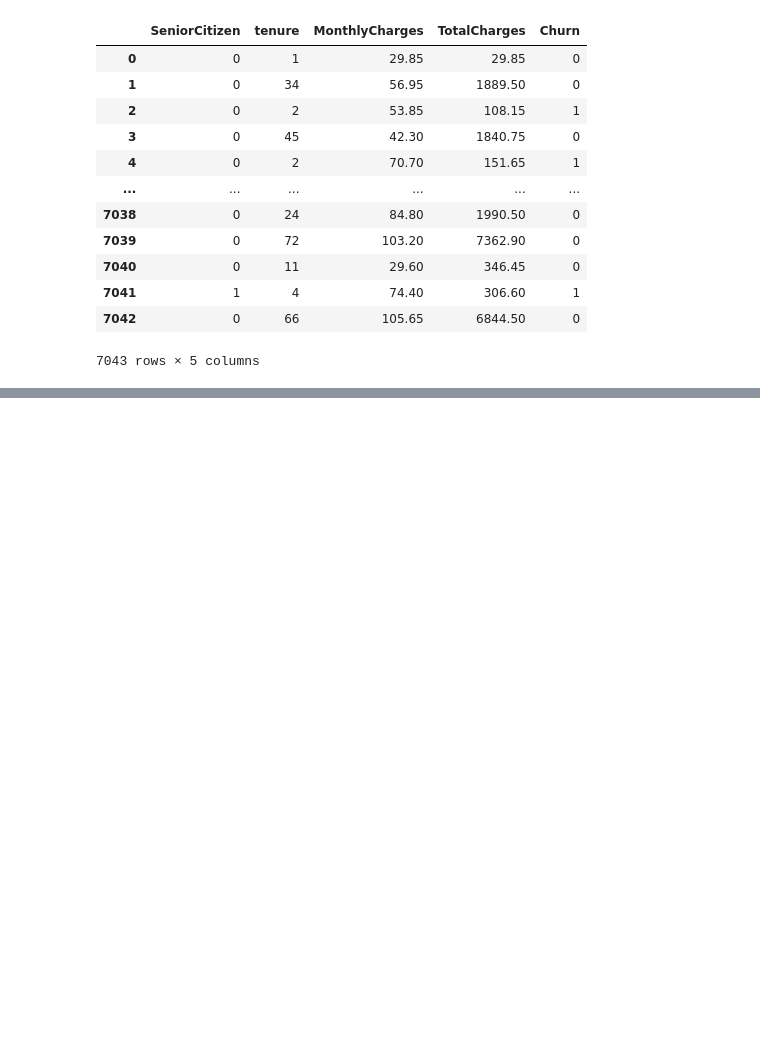
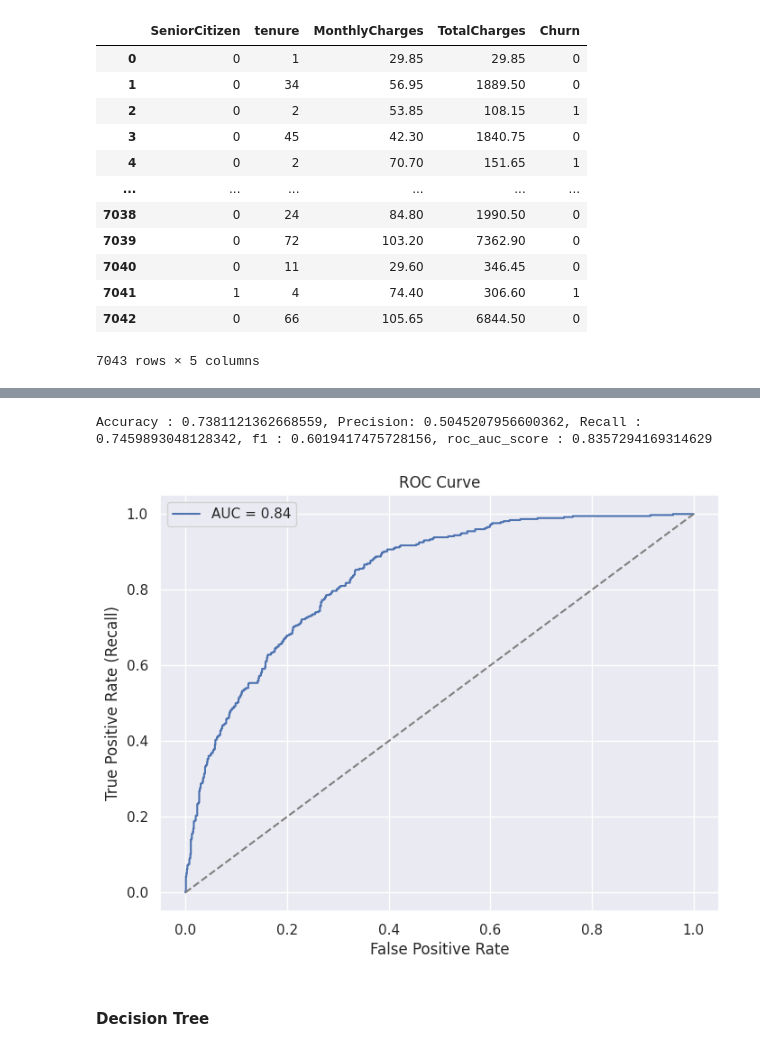
Before and after one commit to naphtron/Phase-3-Project, a Jupyter notebook: customer_churn.ipynb, the cells around one changed output, grey strips where cells are left out. Cells and saved outputs as stored; diff of their text form; code cells hidden in the pictures; blank space fills up the shorter version.

```diff
--- a/customer_churn.ipynb
+++ b/customer_churn.ipynb
@@ -599,0 +651,17 @@ pipeline = Pipeline(
+# %%
+model = LogisticRegression(solver='liblinear')
+# %%
+logreg = model.fit(X_train,y_train)
+# %%
+y_pred = logreg.predict(X_test_transformed)
+y_proba = model.predict_proba(X_test_transformed)[:, 1]
+# %%
+accuracy = accuracy_score(y_test, y_pred)
+precision = precision_score(y_test, y_pred)
+recall = recall_score(y_test, y_pred)
+f1 = f1_score(y_test, y_pred)
+roc_auc = roc_auc_score(y_test, y_proba)
+
+print(f'Accuracy : {accuracy}, Precision: {precision}, Recall : {recall}, f1 : {f1}, roc_auc_score : {roc_auc}')
+# %% [output]
+Accuracy : 0.7381121362668559, Precision: 0.5045207956600362, Recall : 0.7459893048128342, f1 : 0.6019417475728156, roc_auc_score : 0.8357294169314629
@@ -599,0 +717,6 @@ pipeline = Pipeline(
+# %%
+evaluate_classification_model(y_test,y_proba)
+# %% [output]
+[figure, added]
+# %% [markdown]
+#### Decision Tree
```
Also changed, not shown: parts of 17 cells of this notebook.
